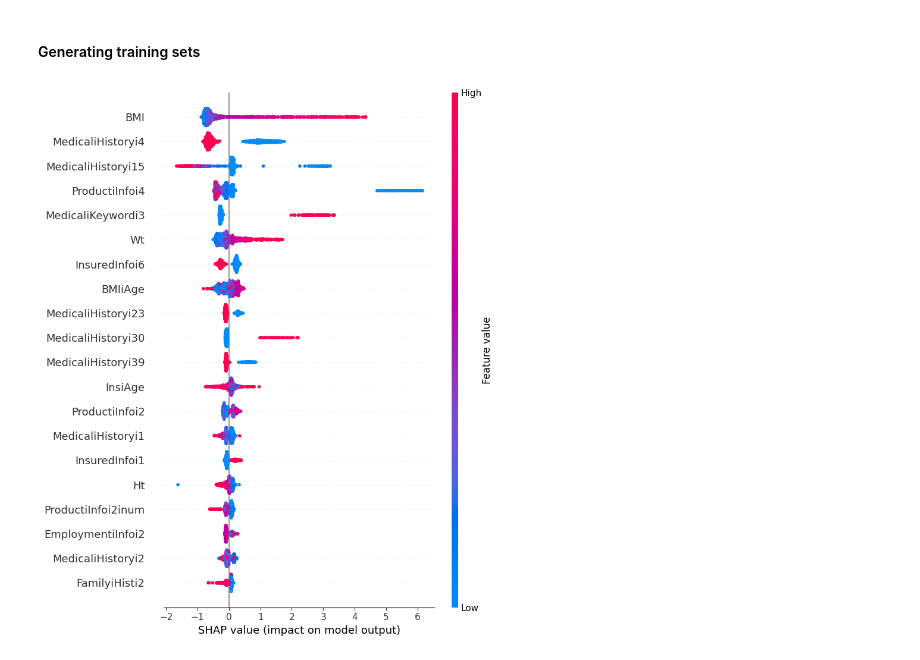
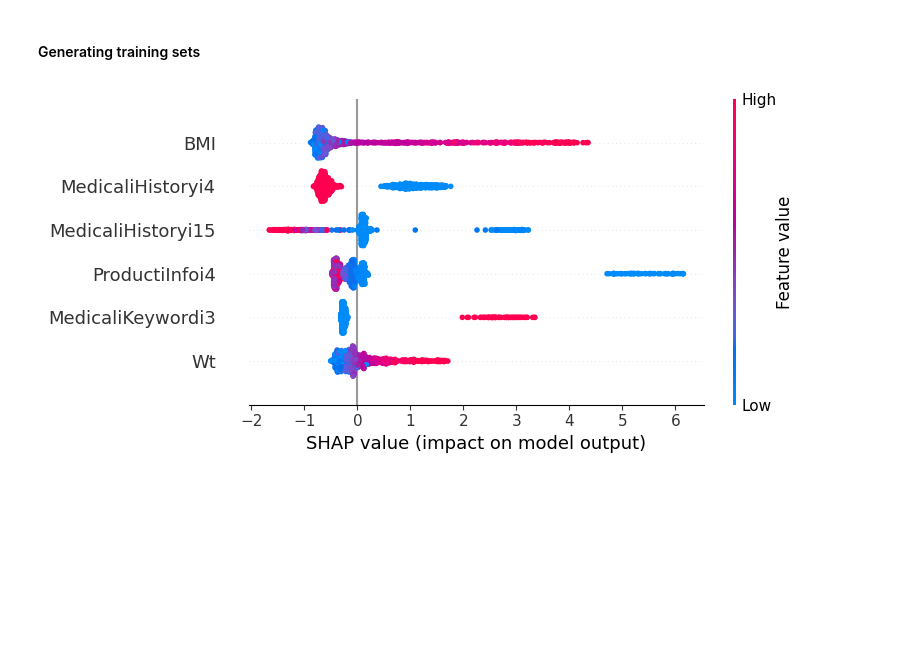
Before and after one commit to Ja-Tink/kaggle-prudential, a Jupyter notebook: code/analysis.ipynb, the cells around one changed output. Drawn from its saved outputs; the diff is of its cells as text; code cells hidden in the pictures; blank space fills up the shorter version.

```diff
--- a/code/analysis.ipynb
+++ b/code/analysis.ipynb
@@ -765,16 +765,20 @@ for l in ld:
         all_trainsets.append(train_ohd.iloc[X_1][features])
 # %%
 import shap
+import matplotlib.pyplot as plt
 
 index = -1
 
-X_sample = all_trainsets[index].sample(n = 1000, random_state = 0)
-explainer = shap.TreeExplainer(all_bsts[index], X_sample, approximate = True)
+X_sample = all_trainsets[index].sample(n=1000, random_state=0)
+explainer = shap.TreeExplainer(all_bsts[index], X_sample, approximate=True)
 shap_values = explainer(X_sample)
 
-shap.summary_plot(shap_values, X_sample)
+plt.figure(figsize=(4, 4))
+shap.summary_plot(shap_values, X_sample, max_display=6, show=False)
+plt.tight_layout()
+plt.show()
 # %% [output]
-[figure, old version]
+[figure, new version]
 # %%
 index = 8
 
```
Also changed, not shown: parts of 12 cells of this notebook, 1 other file.
